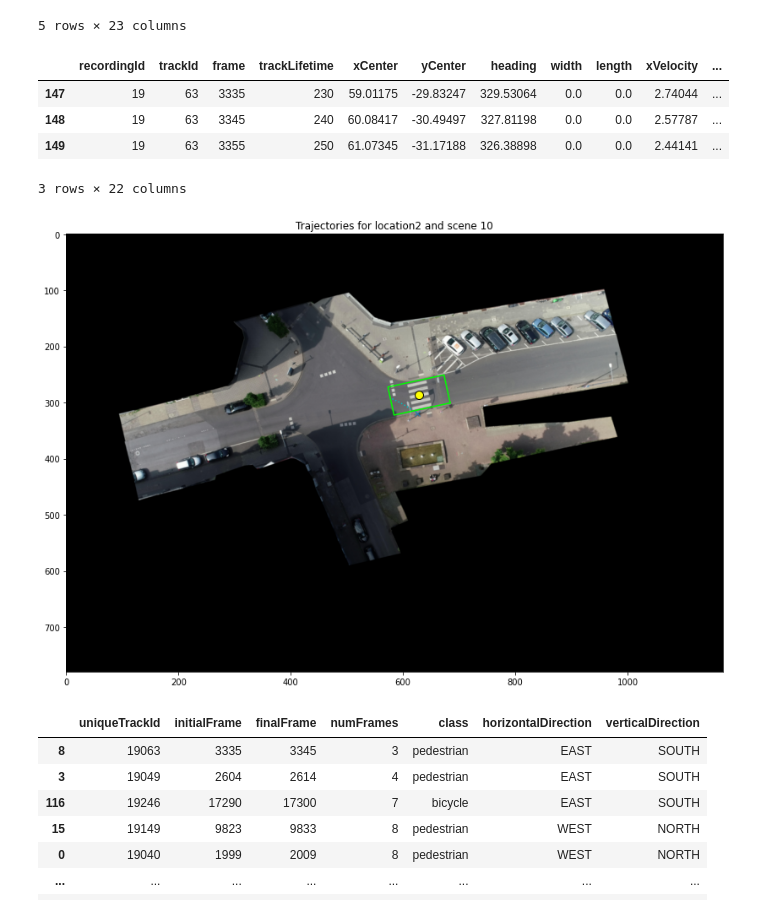
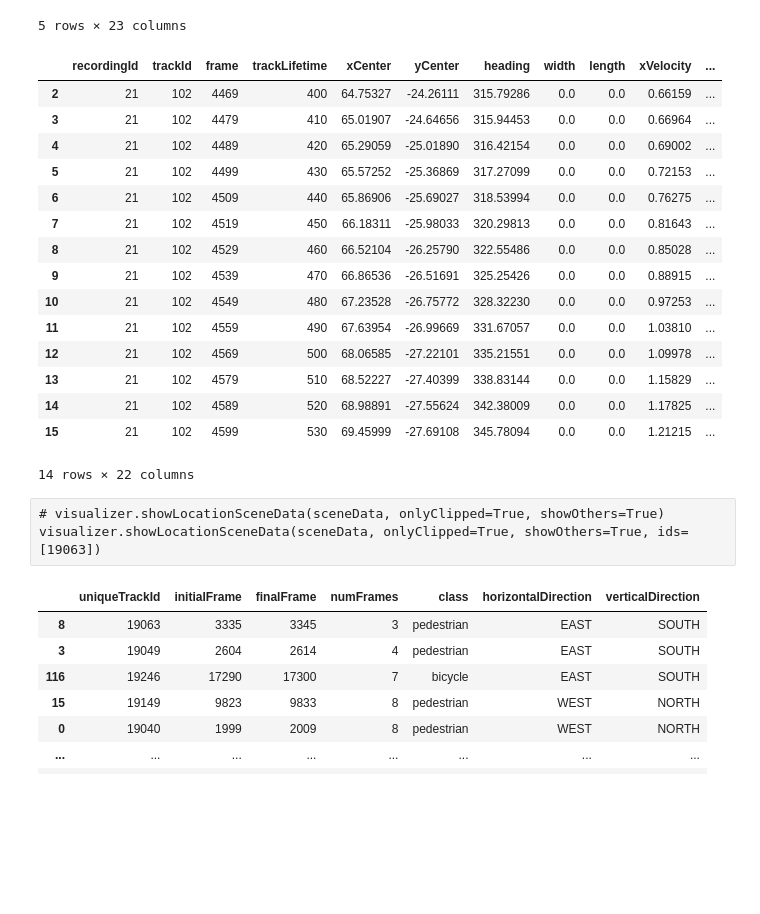
Before and after one commit to ika-rwth-aachen/drone-dataset-tools, a Jupyter notebook: src/notebooks/RecordingData.ipynb, the cells around one changed output. Saved outputs shown, nothing was run; the diff lists cells and outputs as text; code cells hidden in the pictures; blank space fills up the shorter version.

```diff
--- a/src/notebooks/RecordingData.ipynb
+++ b/src/notebooks/RecordingData.ipynb
@@ -25,6 +25,6 @@ from extractors.loader import Loader
 # %%
 loader = Loader(dataDir, 'inD')
 # %%
-recordingData = loader.getRecordingData('19')
+recordingData = loader.getRecordingData('21')
 recordingData.backgroundImagePath
 # %% [output]
@@ -64,8 +64,9 @@ array(['car', 'pedestrian', 'bicycle', 'truck_bus'], dtype=object)
 from tools.UnitUtils import UnitUtils
 allLocationSceneConfig = UnitUtils.loadSceneConfiguration()
 sceneConfigs = allLocationSceneConfig['2']
-sceneId = 10
+sceneId = 11
 sC = sceneConfigs[str(sceneId)]
 print(sC)
 sceneData = recordingData.getSceneData(sceneId, sC, refresh=True)
+print(sceneData)
 # %% [output]
@@ -105,25 +106,34 @@ otherDf.head()
 # otherFull = sceneData.otherData[sceneData.otherData["uniqueTrackId"] == 19108]
 # otherFull
 # %%
-pedScene = pedDf[pedDf["uniqueTrackId"]==19063]
+pedScene = pedDf[pedDf["uniqueTrackId"]==21102]
 pedScene
 # %% [output]
 |  | recordingId | trackId | frame | trackLifetime | xCenter | yCenter | heading | width | length | xVelocity | ... |
-| 147 | 19 | 63 | 3335 | 230 | 59.01175 | -29.83247 | 329.53064 | 0.0 | 0.0 | 2.74044 | ... |
-| 148 | 19 | 63 | 3345 | 240 | 60.08417 | -30.49497 | 327.81198 | 0.0 | 0.0 | 2.57787 | ... |
-| 149 | 19 | 63 | 3355 | 250 | 61.07345 | -31.17188 | 326.38898 | 0.0 | 0.0 | 2.44141 | ... |
+| 2 | 21 | 102 | 4469 | 400 | 64.75327 | -24.26111 | 315.79286 | 0.0 | 0.0 | 0.66159 | ... |
+| 3 | 21 | 102 | 4479 | 410 | 65.01907 | -24.64656 | 315.94453 | 0.0 | 0.0 | 0.66964 | ... |
+| 4 | 21 | 102 | 4489 | 420 | 65.29059 | -25.01890 | 316.42154 | 0.0 | 0.0 | 0.69002 | ... |
+| 5 | 21 | 102 | 4499 | 430 | 65.57252 | -25.36869 | 317.27099 | 0.0 | 0.0 | 0.72153 | ... |
+| 6 | 21 | 102 | 4509 | 440 | 65.86906 | -25.69027 | 318.53994 | 0.0 | 0.0 | 0.76275 | ... |
+| 7 | 21 | 102 | 4519 | 450 | 66.18311 | -25.98033 | 320.29813 | 0.0 | 0.0 | 0.81643 | ... |
+| 8 | 21 | 102 | 4529 | 460 | 66.52104 | -26.25790 | 322.55486 | 0.0 | 0.0 | 0.85028 | ... |
+| 9 | 21 | 102 | 4539 | 470 | 66.86536 | -26.51691 | 325.25426 | 0.0 | 0.0 | 0.88915 | ... |
+| 10 | 21 | 102 | 4549 | 480 | 67.23528 | -26.75772 | 328.32230 | 0.0 | 0.0 | 0.97253 | ... |
+| 11 | 21 | 102 | 4559 | 490 | 67.63954 | -26.99669 | 331.67057 | 0.0 | 0.0 | 1.03810 | ... |
+| 12 | 21 | 102 | 4569 | 500 | 68.06585 | -27.22101 | 335.21551 | 0.0 | 0.0 | 1.09978 | ... |
+| 13 | 21 | 102 | 4579 | 510 | 68.52227 | -27.40399 | 338.83144 | 0.0 | 0.0 | 1.15829 | ... |
+| 14 | 21 | 102 | 4589 | 520 | 68.98891 | -27.55624 | 342.38009 | 0.0 | 0.0 | 1.17825 | ... |
+| 15 | 21 | 102 | 4599 | 530 | 69.45999 | -27.69108 | 345.78094 | 0.0 | 0.0 | 1.21215 | ... |
-3 rows × 22 columns
+14 rows × 22 columns
 # %%
 from tools.TrajectoryUtils import TrajectoryUtils
 from tools.TrajectoryVisualizer import TrajectoryVisualizer
 import matplotlib.pyplot as plt
 import numpy as np
 visualizer = TrajectoryVisualizer(loader)
-# %%
-# visualizer.showLocationSceneData(sceneData, onlyClipped=True, showOthers=True)
-visualizer.showLocationSceneData(sceneData, onlyClipped=True, showOthers=True, ids=[19063])
-# %% [output]
-[figure, removed]
+# %% [raw]
+# visualizer.showLocationSceneData(sceneData, onlyClipped=True, showOthers=True)
+visualizer.showLocationSceneData(sceneData, onlyClipped=True, showOthers=True, ids=[19063])
 # %%
 localMeta = sceneData.getMeta()
 # %%
```
Also changed, not shown: parts of 4 cells of this notebook, 6 other files.
